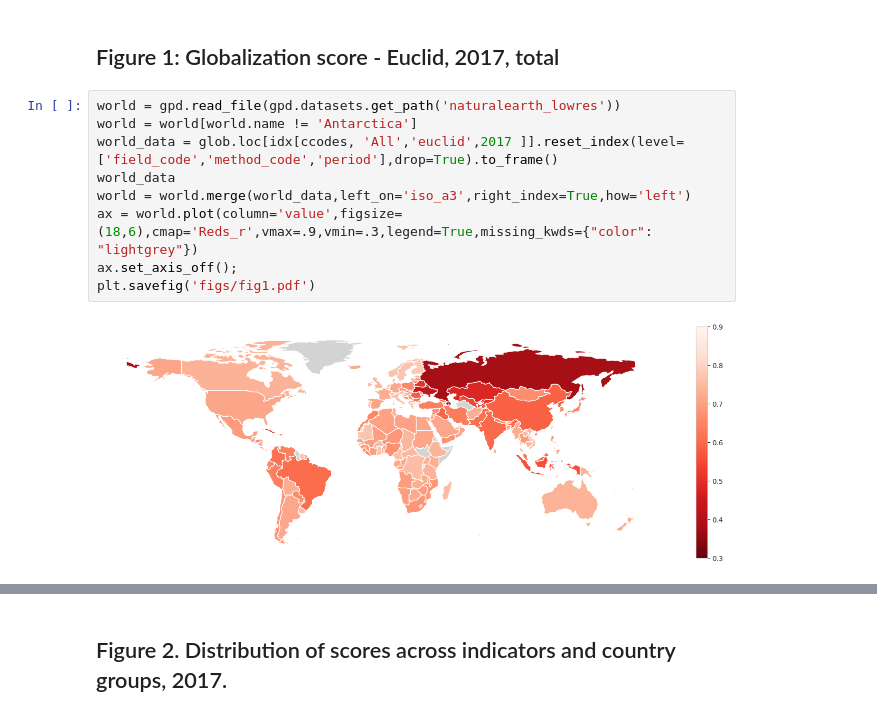
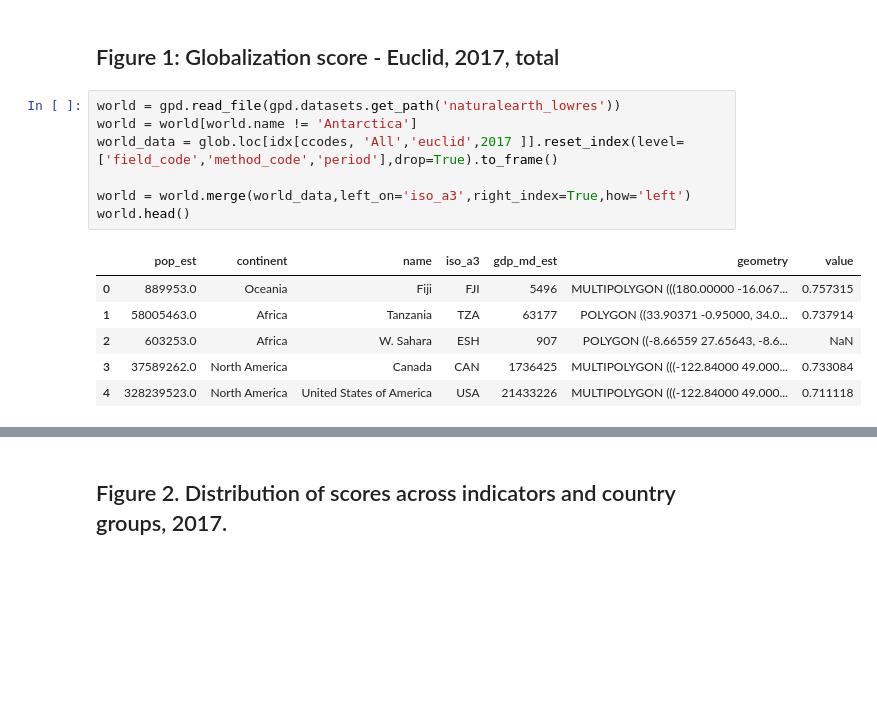
Before and after one commit to vitekzkytek/GlobalizationPaper, a Jupyter notebook: Phase5_Paper/PaperResults.ipynb, the cells around one changed output, grey strips where cells are left out. Cells and saved outputs as stored; diff of their text form; blank space fills up the shorter version.

```diff
--- a/Phase5_Paper/PaperResults.ipynb
+++ b/Phase5_Paper/PaperResults.ipynb
@@ -64,11 +63,14 @@ corr_full.loc[usedIndicators,usedIndicators]
 # %%
 world = gpd.read_file(gpd.datasets.get_path('naturalearth_lowres'))
 world = world[world.name != 'Antarctica']
 world_data = glob.loc[idx[ccodes, 'All','euclid',2017 ]].reset_index(level=['field_code','method_code','period'],drop=True).to_frame()
-world_data
+
 world = world.merge(world_data,left_on='iso_a3',right_index=True,how='left')
-ax = world.plot(column='value',figsize=(18,6),cmap='Reds_r',vmax=.9,vmin=.3,legend=True,missing_kwds={"color": "lightgrey"})
-ax.set_axis_off();
-plt.savefig('figs/fig1.pdf')
+world.head()
 # %% [output]
-[figure, removed]
+|  | pop_est | continent | name | iso_a3 | gdp_md_est | geometry | value |
+| 0 | 889953.0 | Oceania | Fiji | FJI | 5496 | MULTIPOLYGON (((180.00000 -16.067... | 0.757315 |
+| 1 | 58005463.0 | Africa | Tanzania | TZA | 63177 | POLYGON ((33.90371 -0.95000, 34.0... | 0.737914 |
+| 2 | 603253.0 | Africa | W. Sahara | ESH | 907 | POLYGON ((-8.66559 27.65643, -8.6... | NaN |
+| 3 | 37589262.0 | North America | Canada | CAN | 1736425 | MULTIPOLYGON (((-122.84000 49.000... | 0.733084 |
+| 4 | 328239523.0 | North America | United States of America | USA | 21433226 | MULTIPOLYGON (((-122.84000 49.000... | 0.711118 |
```
Also changed, not shown: parts of 3 cells of this notebook, 1 other file.
